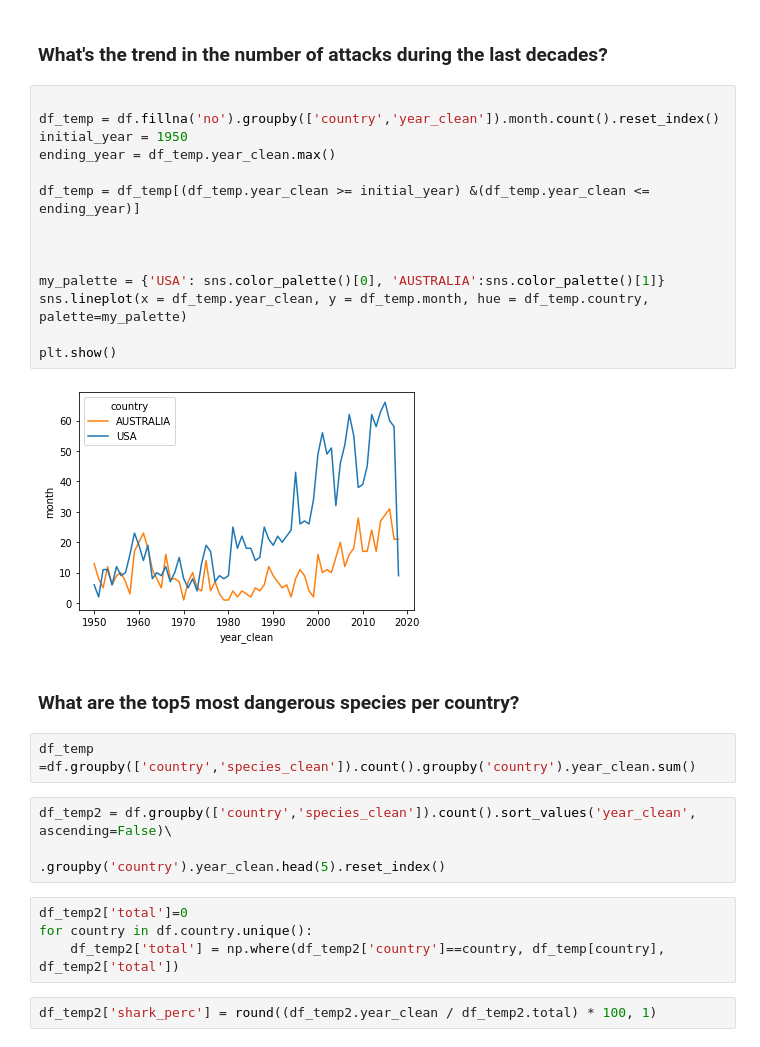
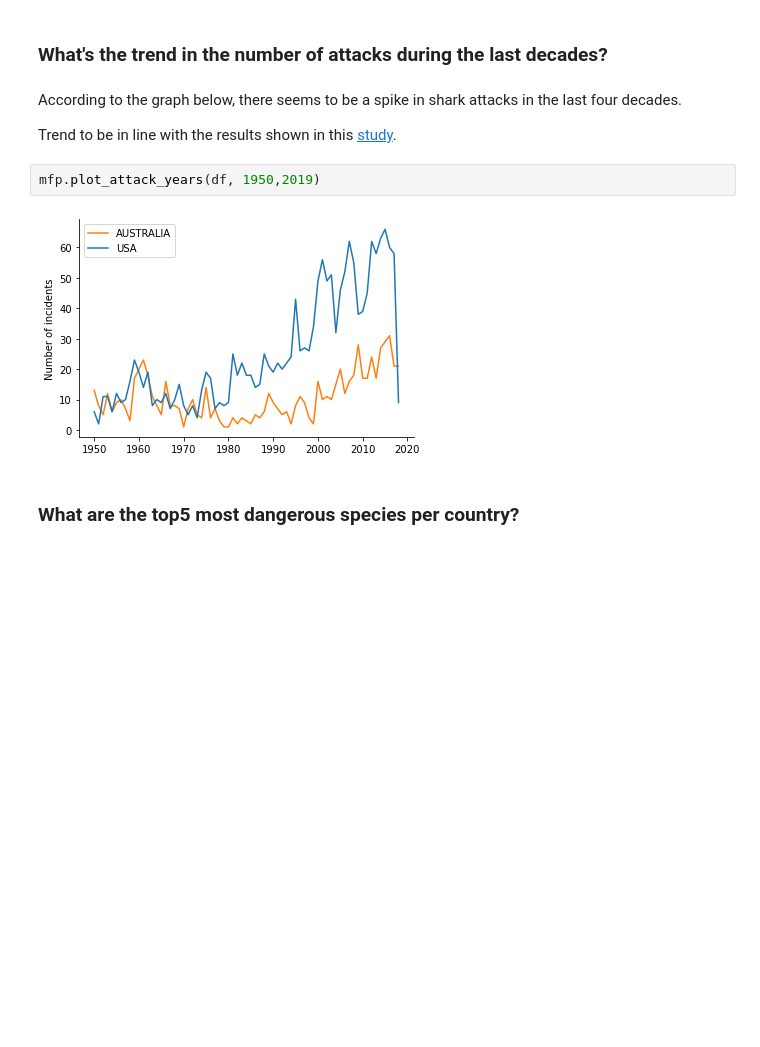
Before and after one commit to jesus-perez-366/IronHack-Project2-Sharks_dataset_Cleaning-Wrangling, a Jupyter notebook: analysis.ipynb, the cells around one changed output. Drawn from its saved outputs; the diff is of its cells as text; blank space fills up the shorter version.

```diff
--- a/analysis.ipynb
+++ b/analysis.ipynb
@@ -80,32 +77,13 @@ mfp.plot_season_trend(df)
 [figure]
 # %% [markdown]
 ### What's the trend in the number of attacks during the last decades?
-# %%
-
-df_temp = df.fillna('no').groupby(['country','year_clean']).month.count().reset_index()
-initial_year = 1950
-ending_year = df_temp.year_clean.max()
-
-df_temp = df_temp[(df_temp.year_clean >= initial_year) &(df_temp.year_clean <= ending_year)]
-
-
-
-my_palette = {'USA': sns.color_palette()[0], 'AUSTRALIA':sns.color_palette()[1]}
-sns.lineplot(x = df_temp.year_clean, y = df_temp.month, hue = df_temp.country, palette=my_palette)
-
-plt.show()
-# %% [output]
-[figure, removed]
+# %% [markdown]
+According to the graph below, there seems to be a spike in shark attacks in the last four decades.
+
+Trend to be in line with the results shown in this [study](https://www.ncbi.nlm.nih.gov/pmc/articles/PMC6392223/).
+# %%
+mfp.plot_attack_years(df, 1950,2019)
+# %% [output]
+[figure, added]
 # %% [markdown]
 ### What are the top5 most dangerous species per country?
-# %%
-df_temp =df.groupby(['country','species_clean']).count().groupby('country').year_clean.sum()
-# %%
-df_temp2 = df.groupby(['country','species_clean']).count().sort_values('year_clean', ascending=False)\
-                                        .groupby('country').year_clean.head(5).reset_index()
-# %%
-df_temp2['total']=0
-for country in df.country.unique():
-    df_temp2['total'] = np.where(df_temp2['country']==country, df_temp[country], df_temp2['total'])
-# %%
-df_temp2['shark_perc'] = round((df_temp2.year_clean / df_temp2.total) * 100, 1)
```
Also changed, not shown: parts of 9 cells of this notebook, 10 other files.
